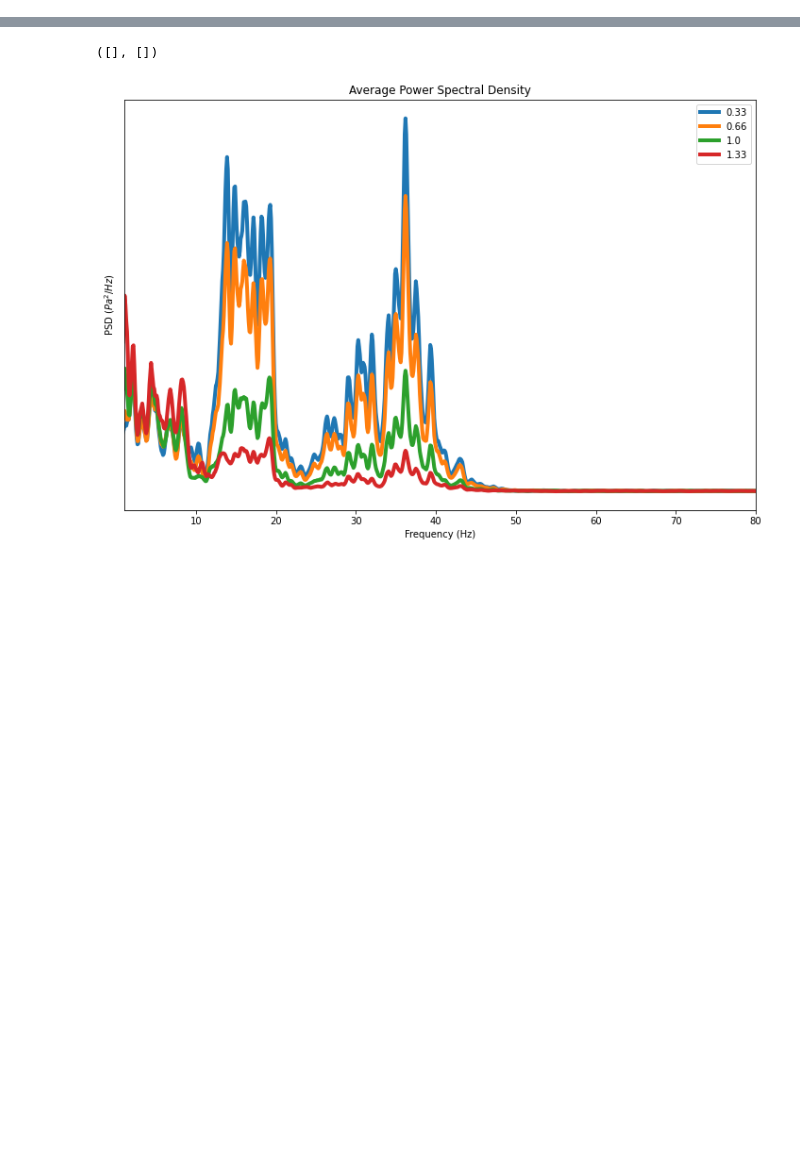
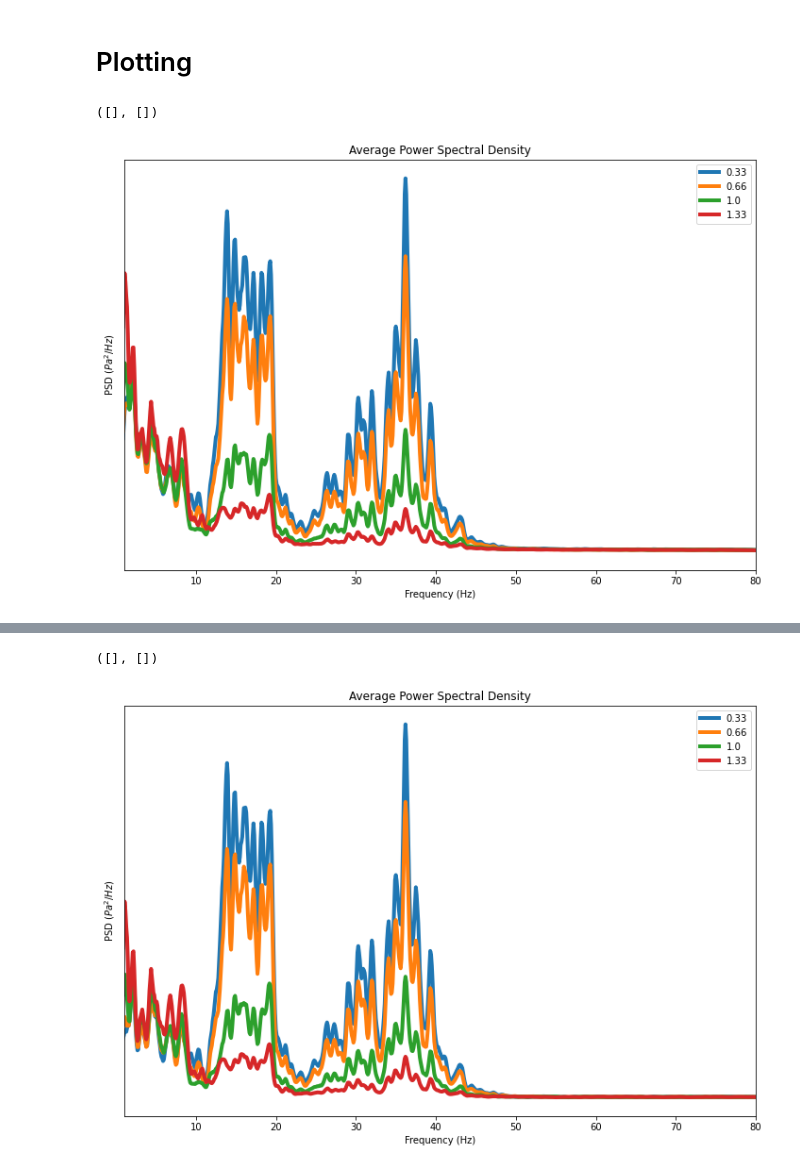
Before and after one commit to ZachHoppinen/infrasound-snow-attenuation, a Jupyter notebook: src/eq_analysis/PSD.ipynb, the cells around one changed output, grey strips where cells are left out. Cells and saved outputs as stored; diff of their text form; code cells hidden in the pictures; blank space fills up the shorter version.

Commit message:
psd script and notebook visualization

```diff
--- a/src/eq_analysis/PSD.ipynb
+++ b/src/eq_analysis/PSD.ipynb
@@ -21,3 +21,22 @@ data_dir = '/bsuscratch/zacharykeskinen/data/infrasound/array_data'
 with open(join(data_dir, 'merged/all_days'), 'rb') as f:
     days = pickle.load(f)
 sps = 200
+# %%
+result_dir = '/bsuscratch/zacharykeskinen/data/infrasound/psd_results'
+with open(join(result_dir, 'avg_Pxx.pkl'), 'rb') as f:
+    avg_Pxx = pickle.load(f)
+with open(join(result_dir, 'pre_avg_Pxx.pkl'), 'rb') as f:
+    pre_avg_Pxx  = pickle.load(f)
+# %% [markdown]
+# Plotting
+# %%
+f, ax = plt.subplots(figsize = (12,8))
+(avg_Pxx)[[0.33,0.66,1,1.33]].plot(linewidth = 4, ax = ax)
+plt.xlim(1, 80)
+plt.title('Average Power Spectral Density')
+plt.xlabel('Frequency (Hz)')
+plt.ylabel('PSD ($Pa^{2}/Hz$)')
+plt.yticks([])
+# %% [output]
+([], [])
+[figure, added]
```
Also changed, not shown: parts of 8 cells of this notebook, 2 other files.
